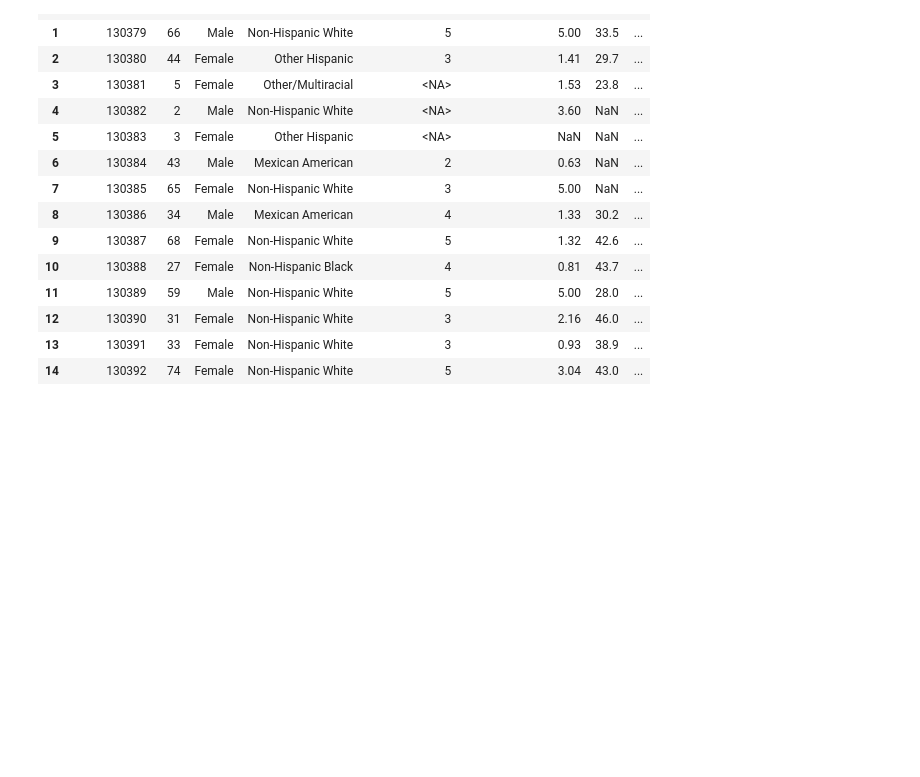
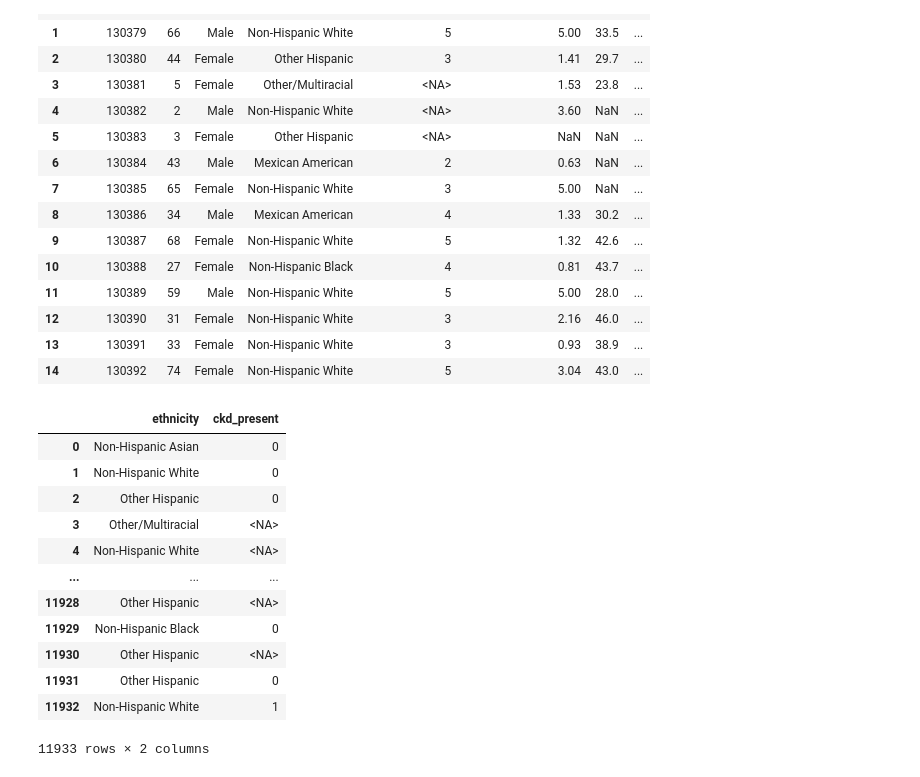
Before and after one commit to FranGonzalez354/TPE_fundamentos, a Jupyter notebook: CodeTPE.ipynb, the cells around one changed output. Cells and saved outputs as stored; diff of their text form; code cells hidden in the pictures; blank space fills up the shorter version.

```diff
--- a/CodeTPE.ipynb
+++ b/CodeTPE.ipynb
@@ -299,3 +303,19 @@ data.head(15)
 | 12 | 130390 | 31 | Female | Non-Hispanic White | 3 | 2.16 | 46.0 | ... |
 | 13 | 130391 | 33 | Female | Non-Hispanic White | 3 | 0.93 | 38.9 | ... |
 | 14 | 130392 | 74 | Female | Non-Hispanic White | 5 | 3.04 | 43.0 | ... |
+# %%
+data[["ethnicity", "ckd_present"]]
+# %% [output]
+|  | ethnicity | ckd_present |
+| 0 | Non-Hispanic Asian | 0 |
+| 1 | Non-Hispanic White | 0 |
+| 2 | Other Hispanic | 0 |
+| 3 | Other/Multiracial | <NA> |
+| 4 | Non-Hispanic White | <NA> |
+| ... | ... | ... |
+| 11928 | Other Hispanic | <NA> |
+| 11929 | Non-Hispanic Black | 0 |
+| 11930 | Other Hispanic | <NA> |
+| 11931 | Other Hispanic | 0 |
+| 11932 | Non-Hispanic White | 1 |
+11933 rows × 2 columns
```
Also changed, not shown: parts of 6 cells of this notebook, 2 other files.
